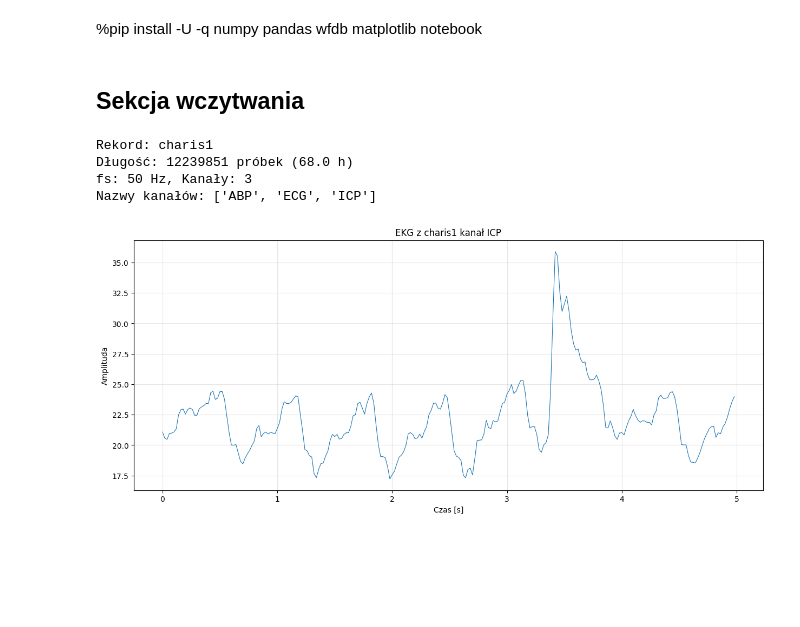
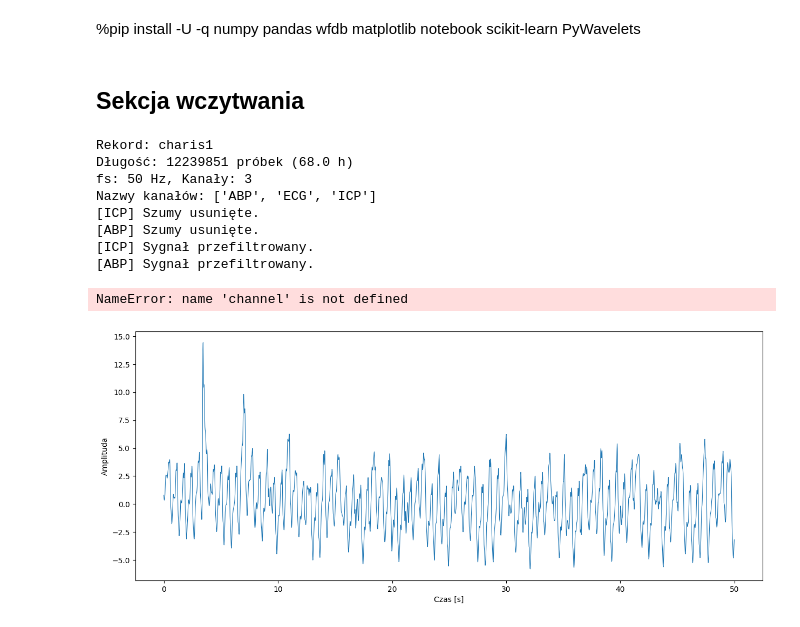
Before and after one commit to Michuupk/jednowymiarowe_sygnaly_projekt, a Jupyter notebook: Michal.ipynb, the cells around one changed output. Drawn from its saved outputs; the diff is of its cells as text; code cells hidden in the pictures; blank space fills up the shorter version.

```diff
--- a/Michal.ipynb
+++ b/Michal.ipynb
@@ -1,5 +1,5 @@
 # %% [markdown]
-%pip install -U -q numpy pandas wfdb matplotlib notebook
+%pip install -U -q numpy pandas wfdb matplotlib notebook scikit-learn PyWavelets
 # %%
 import wfdb
 import matplotlib.pyplot as plt
@@ -30,37 +30,42 @@ time = np.arange(len(signals)) / fs # sekundy
 
 print(f"Rekord: {record_name}")
 print(f"Długość: {len(signals)} próbek ({len(signals)/fs/3600:.1f} h)")
 print(f"fs: {fs} Hz, Kanały: {record.n_sig}")
 print(f"Nazwy kanałów: {record.sig_name}")  # ['ABP', 'ECG', 'ICP']
 
 
-channel_ABP = signals[0]
-channel_ICP = signals[2]
+channel_ABP = signals[:,0]
+channel_ICP = signals[:,2]
 
 # Inicjalizacja
 processor = ICP_ABP_Processor(channel_ICP, channel_ABP, sampling_freq=50)
 processor.process_all()
 
-
-# Pobieranie okien do dalszej analizy (np. korelacji PRx)
-okna_icp, okna_abp = processor.get_windowed_data(x_seconds_avg=10, window_size=30)
+# # Pobieranie okien do dalszej analizy (np. korelacji PRx)
+# okna_icp, okna_abp = processor.get_windowed_data(x_seconds_avg=5, window_size=60)
+# PRx = calculate_PRx()
 
 
 # Wizualizacja pierwszych 60s
 plt.figure(figsize=(15, 6))
-plt.plot(time[:int(5*fs)], signal[:int(5*fs)], linewidth=0.8)
+plt.plot(time[:int(50*fs)], processor.icp.data[:int(50*fs)], linewidth=0.8)
 plt.xlabel('Czas [s]')
 plt.ylabel('Amplituda')
 plt.title(f'{record_name} kanał {record.sig_name[channel]}')
 plt.grid(True, alpha=0.3)
 plt.show()
 
 # Zapis do CSV (opcjonalnie)
 # np.savetxt('ecg_data.csv', np.column_stack([time, ecg]), delimiter=',',
 #            header='time_s,ecg_mv', comments='')
 # %% [output]
 Rekord: charis1
 Długość: 12239851 próbek (68.0 h)
 fs: 50 Hz, Kanały: 3
 Nazwy kanałów: ['ABP', 'ECG', 'ICP']
+[ICP] Szumy usunięte.
+[ABP] Szumy usunięte.
+[ICP] Sygnał przefiltrowany.
+[ABP] Sygnał przefiltrowany.
+NameError: name 'channel' is not defined
-[figure, old version]
+[figure, new version]
```
Also changed, not shown: 2 other files.
